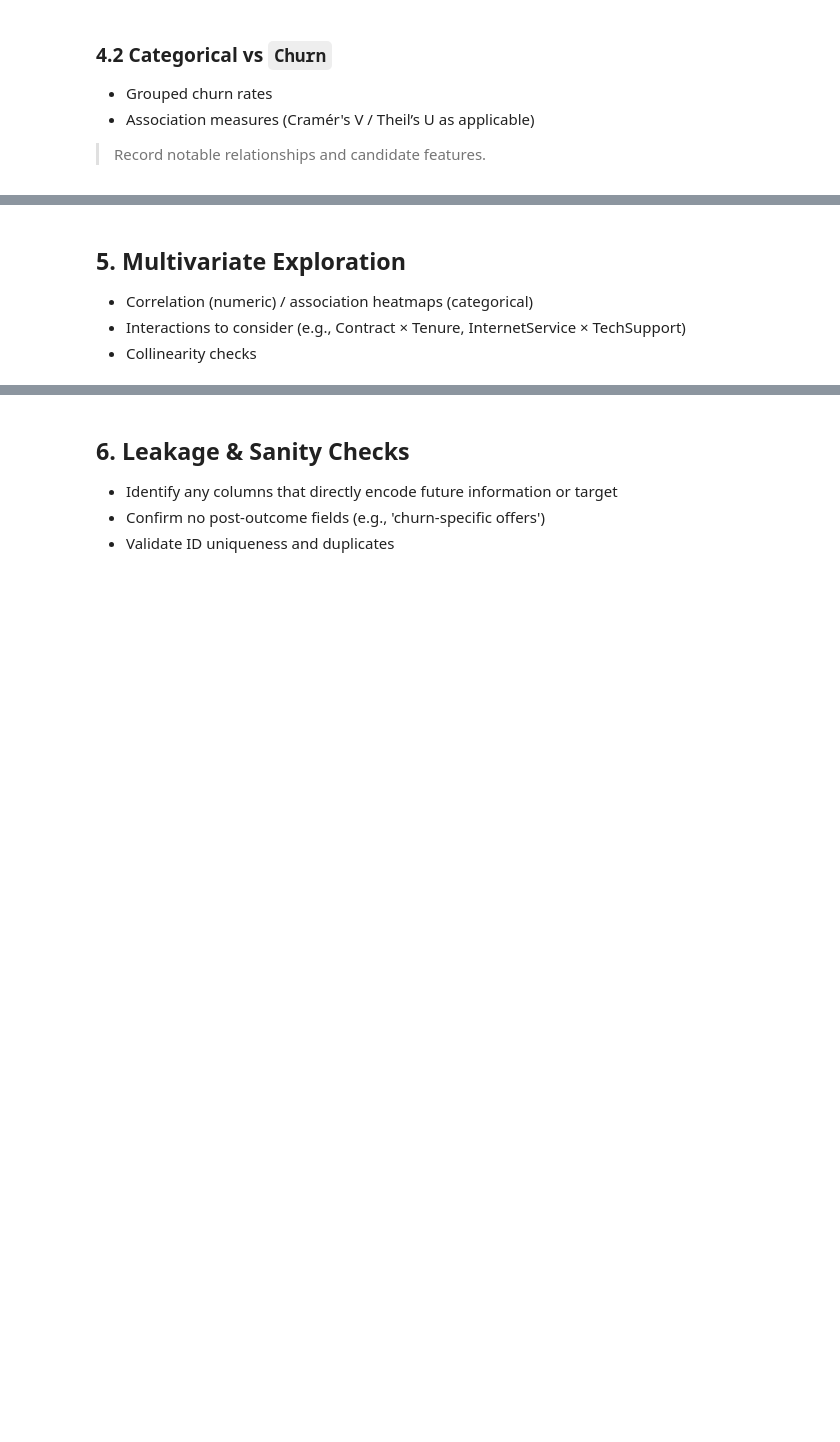
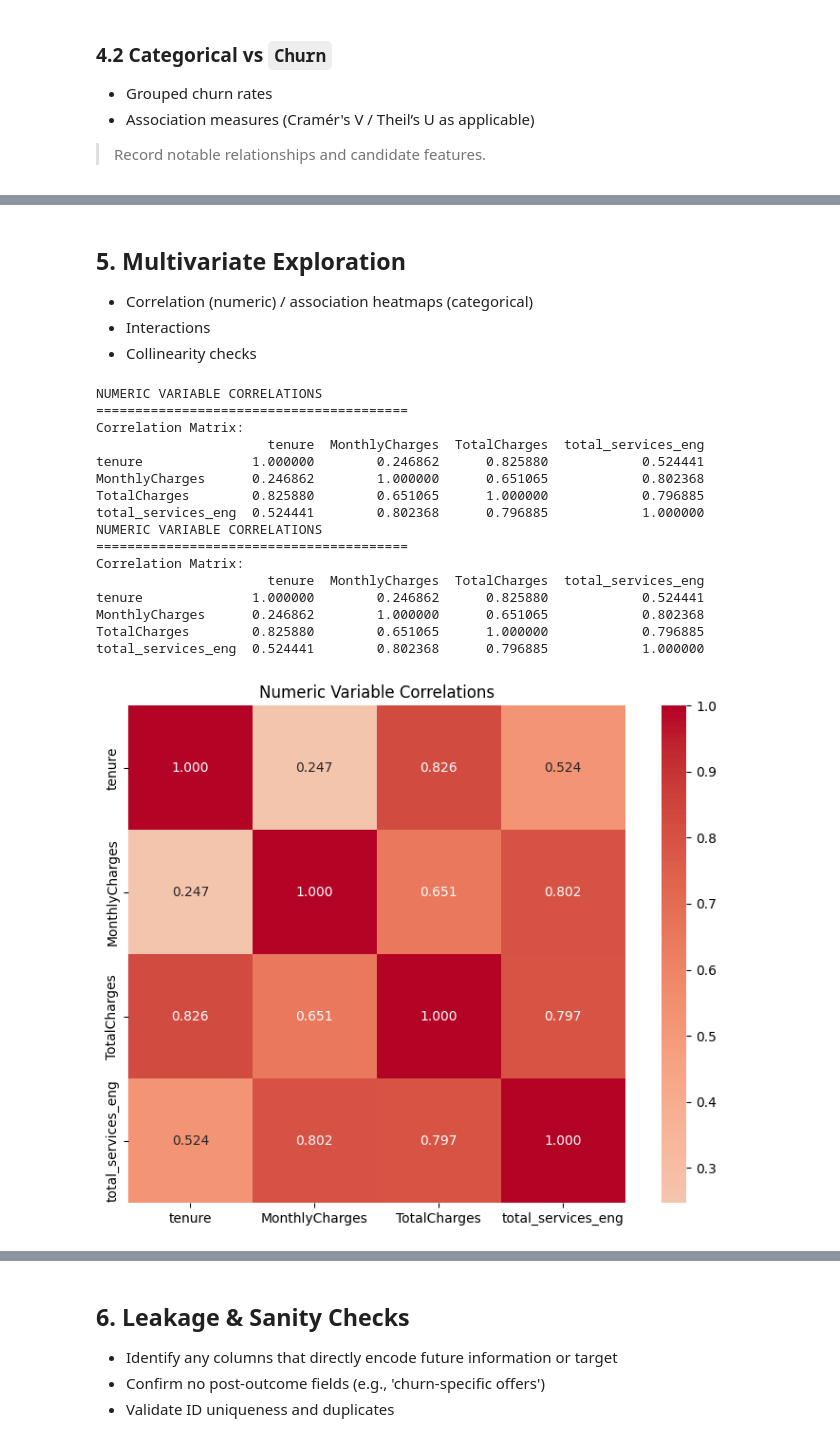
Before and after one commit to amschiltz/springboard_projects, a Jupyter notebook: Capstone_2/notebooks/02_telco_churn_eda_ams.ipynb, the cells around one changed output, grey strips where cells are left out. Saved outputs shown, nothing was run; the diff lists cells and outputs as text; code cells hidden in the pictures; blank space fills up the shorter version.

```diff
--- a/Capstone_2/notebooks/02_telco_churn_eda_ams.ipynb
+++ b/Capstone_2/notebooks/02_telco_churn_eda_ams.ipynb
@@ -465,5 +457,44 @@ BIVARIATE SUMMARY: CHURN PREDICTORS BY TYPE
 # %% [markdown]
 ## 5. Multivariate Exploration
 - Correlation (numeric) / association heatmaps (categorical)
-- Interactions to consider (e.g., Contract × Tenure, InternetService × TechSupport)
+- Interactions
 - Collinearity checks
+# %%
+# 5.1 Numeric correlations - check multicollinearity
+print("NUMERIC VARIABLE CORRELATIONS")
+print("="*40)
+
+# Create correlation matrix for numeric variables
+numeric_data = telco_clean[numeric_cols]
+correlation_matrix = numeric_data.corr()
+
+print("Correlation Matrix:")
+print(correlation_matrix)
+
+# Visualize correlations
+plt.figure(figsize=(8, 6))
+sns.heatmap(correlation_matrix, annot=True, cmap='coolwarm', center=0,
+            square=True, fmt='.3f')
+plt.title('Numeric Variable Correlations')
+plt.tight_layout()
+plt.show()
+
+# See markdown cell below for correlation analysis summary
+# %% [output]
+NUMERIC VARIABLE CORRELATIONS
+========================================
+Correlation Matrix:
+                      tenure  MonthlyCharges  TotalCharges  total_services_eng
+tenure              1.000000        0.246862      0.825880            0.524441
+MonthlyCharges      0.246862        1.000000      0.651065            0.802368
+TotalCharges        0.825880        0.651065      1.000000            0.796885
+total_services_eng  0.524441        0.802368      0.796885            1.000000
+NUMERIC VARIABLE CORRELATIONS
+========================================
+Correlation Matrix:
+                      tenure  MonthlyCharges  TotalCharges  total_services_eng
+tenure              1.000000        0.246862      0.825880            0.524441
+MonthlyCharges      0.246862        1.000000      0.651065            0.802368
+TotalCharges        0.825880        0.651065      1.000000            0.796885
+total_services_eng  0.524441        0.802368      0.796885            1.000000
+[figure, added]
```
Also changed, not shown: parts of 17 cells of this notebook.
